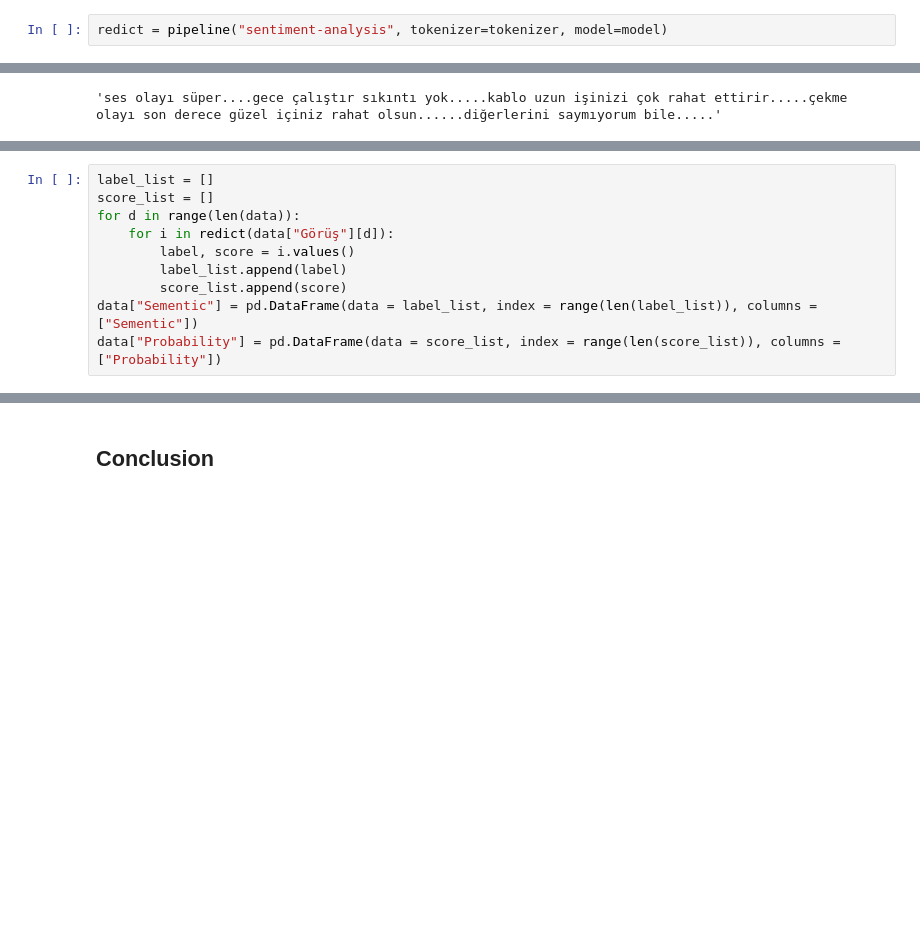
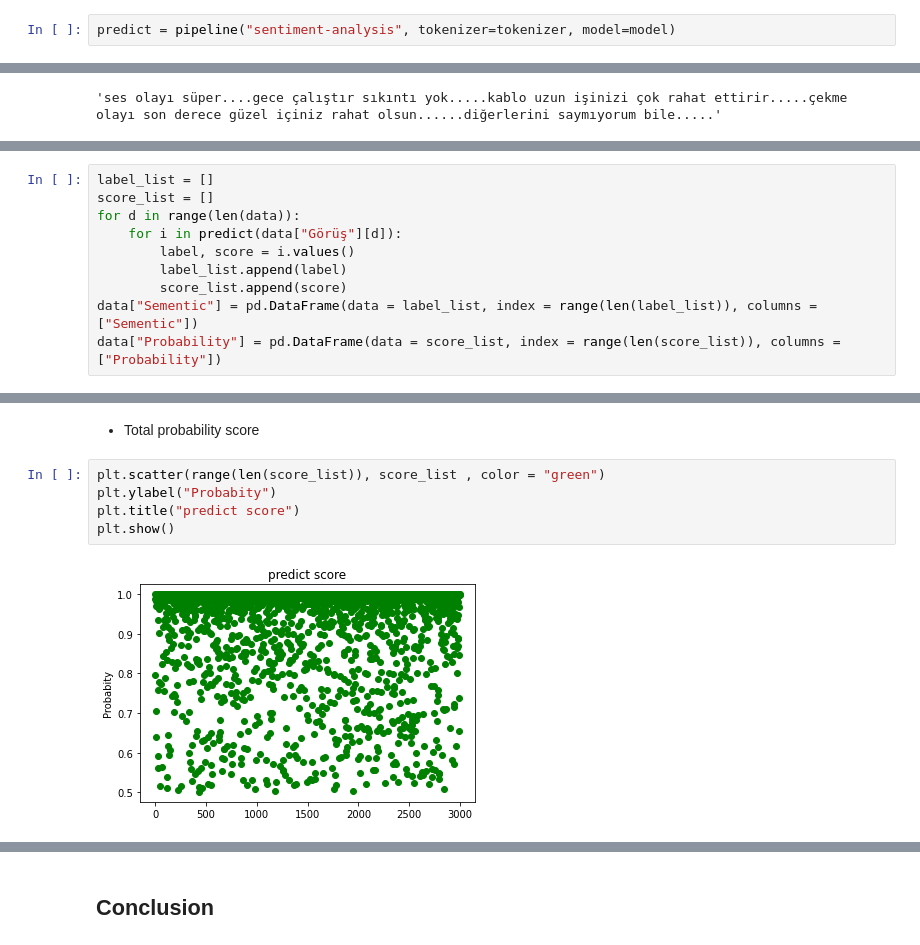
Before and after one commit to Gulfem93/MagazaYorumlariSementicAnalysis, a Jupyter notebook: MagazaYorumlarıSementicAnalysis.ipynb, the cells around one changed output, grey strips where cells are left out. Saved outputs shown, nothing was run; the diff lists cells and outputs as text; blank space fills up the shorter version.

```diff
--- a/MagazaYorumlarıSementicAnalysis.ipynb
+++ b/MagazaYorumlarıSementicAnalysis.ipynb
@@ -146,7 +153,7 @@ dtype: int64
 duyarlılık analizi modeli kullanabilirsiniz. (sementic analysis model)
  * pipeline("sentiment-analysis", tokenizer=tokenizer, model=model)
 # %%
-redict = pipeline("sentiment-analysis", tokenizer=tokenizer, model=model)
+predict = pipeline("sentiment-analysis", tokenizer=tokenizer, model=model)
 # %%
 data["Görüş"][2]
 # %% [output]
@@ -159,7 +166,7 @@ redict(data["Görüş"][2])
 label_list = []
 score_list = []
 for d in range(len(data)):
-    for i in redict(data["Görüş"][d]):
+    for i in predict(data["Görüş"][d]):
         label, score = i.values()
         label_list.append(label)
         score_list.append(score)
@@ -167,0 +222,9 @@ data["Probability"] = pd.DataFrame(data = score_list, index = range(len(score_li
+# %% [markdown]
+* Total probability score
+# %%
+plt.scatter(range(len(score_list)), score_list , color = "green")
+plt.ylabel("Probabity")
+plt.title("predict score")
+plt.show()
+# %% [output]
+[figure, added]
```
Also changed, not shown: parts of 15 cells of this notebook.
